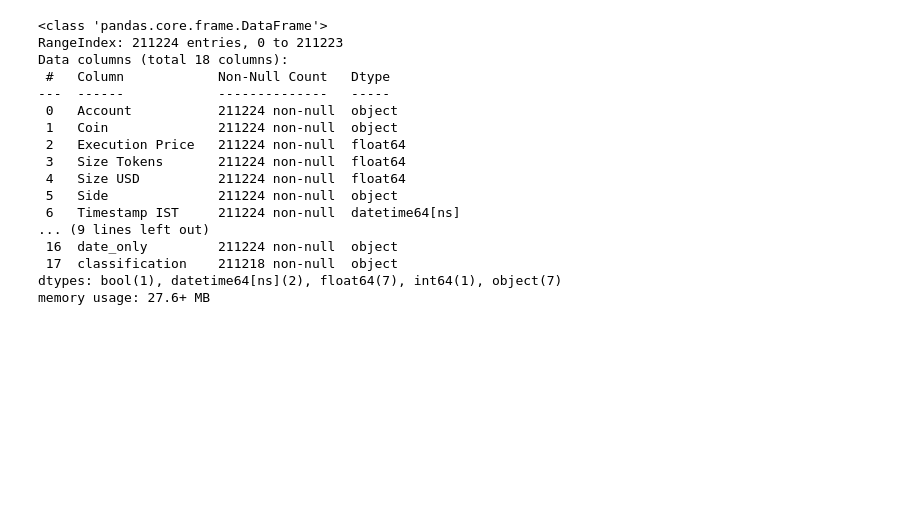
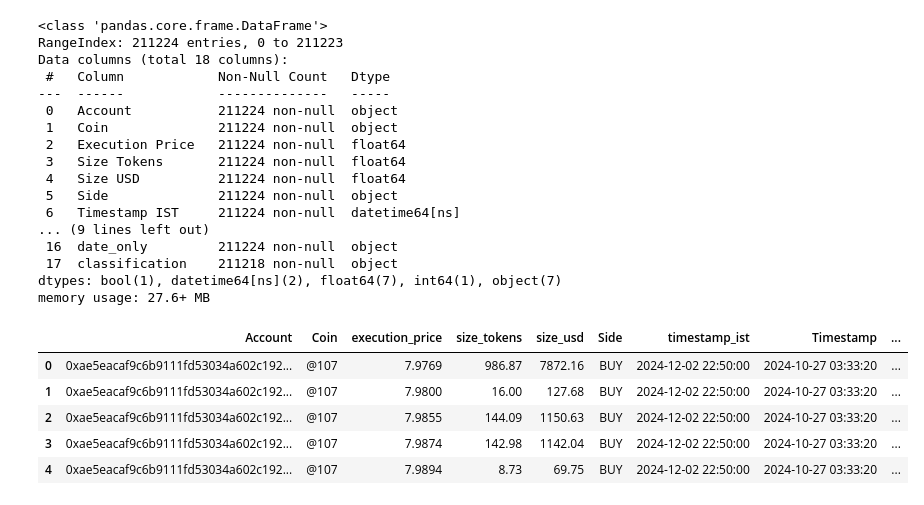
Before and after one commit to mohitsbh/ds_mohit_bhosale, a Jupyter notebook: notebook_1.ipynb, the cells around one changed output. Drawn from its saved outputs; the diff is of its cells as text; code cells hidden in the pictures; blank space fills up the shorter version.

```diff
--- a/notebook_1.ipynb
+++ b/notebook_1.ipynb
@@ -184,3 +184,35 @@ Data columns (total 18 columns):
  17  classification    211218 non-null  object
 dtypes: bool(1), datetime64[ns](2), float64(7), int64(1), object(7)
 memory usage: 27.6+ MB
+# %%
+merged_clean = merged[[
+    'Account',
+    'Coin',
+    'Execution Price',
+    'Size Tokens',
+    'Size USD',
+    'Side',
+    'Timestamp IST',
+    'Timestamp',
+    'Closed PnL',
+    'Fee',
+    'Direction',
+    'Start Position',
+    'date_only',
+    'classification'
+]]
+merged_clean = merged_clean.rename(columns={
+    'Execution Price': 'execution_price',
+    'Size Tokens': 'size_tokens',
+    'Size USD': 'size_usd',
+    'Closed PnL': 'closed_pnl',
+    'Timestamp IST': 'timestamp_ist',
+})
+merged_clean.head()
+# %% [output]
+|  | Account | Coin | execution_price | size_tokens | size_usd | Side | timestamp_ist | Timestamp | ... |
+| 0 | 0xae5eacaf9c6b9111fd53034a602c192... | @107 | 7.9769 | 986.87 | 7872.16 | BUY | 2024-12-02 22:50:00 | 2024-10-27 03:33:20 | ... |
+| 1 | 0xae5eacaf9c6b9111fd53034a602c192... | @107 | 7.9800 | 16.00 | 127.68 | BUY | 2024-12-02 22:50:00 | 2024-10-27 03:33:20 | ... |
+| 2 | 0xae5eacaf9c6b9111fd53034a602c192... | @107 | 7.9855 | 144.09 | 1150.63 | BUY | 2024-12-02 22:50:00 | 2024-10-27 03:33:20 | ... |
+| 3 | 0xae5eacaf9c6b9111fd53034a602c192... | @107 | 7.9874 | 142.98 | 1142.04 | BUY | 2024-12-02 22:50:00 | 2024-10-27 03:33:20 | ... |
+| 4 | 0xae5eacaf9c6b9111fd53034a602c192... | @107 | 7.9894 | 8.73 | 69.75 | BUY | 2024-12-02 22:50:00 | 2024-10-27 03:33:20 | ... |
```
Also changed, not shown: parts of 3 cells of this notebook.
